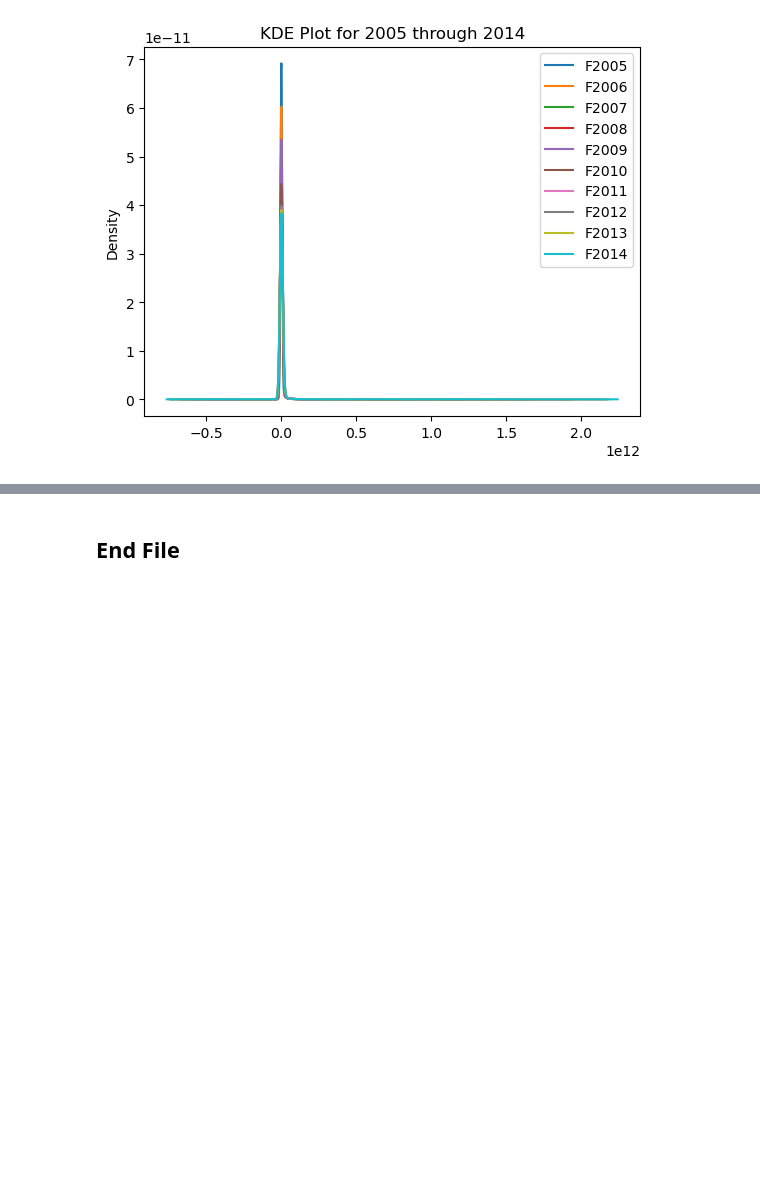
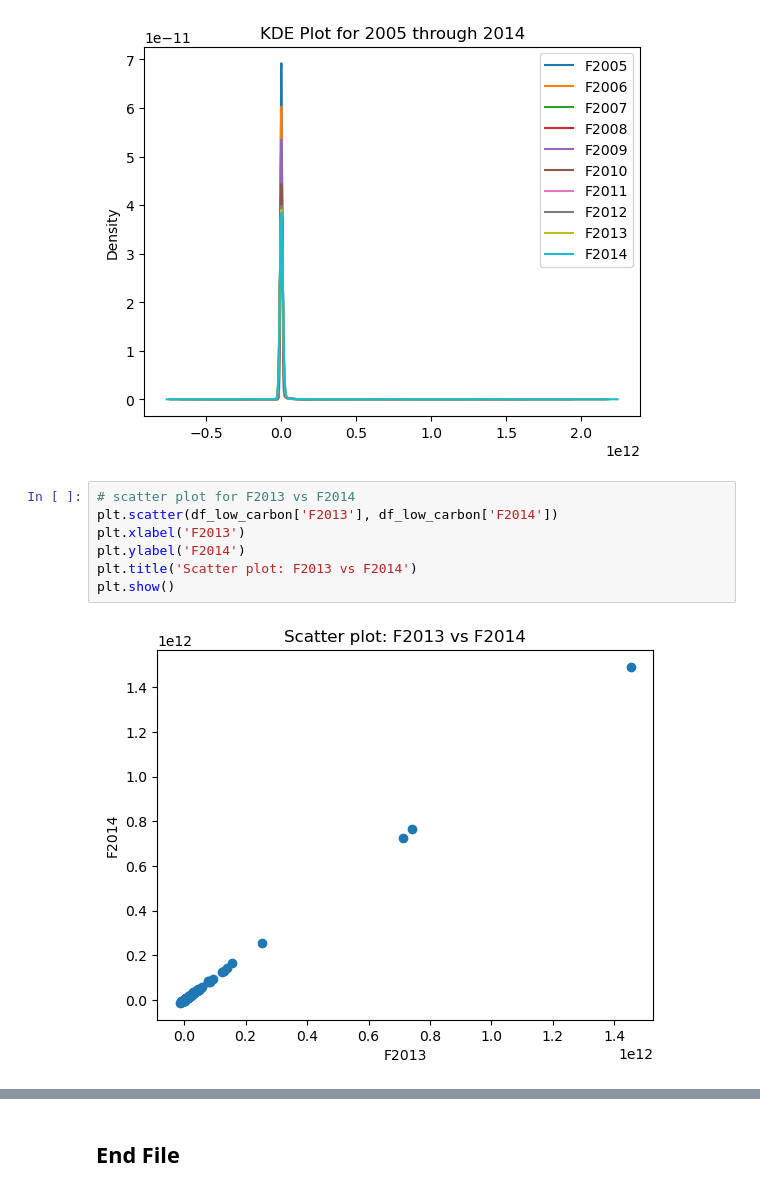
Before and after one commit to janymuong/Computer-Science, a Jupyter notebook: ics2207_scientific_computing/pandas_visualization.ipynb, the cells around one changed output, grey strips where cells are left out. Drawn from its saved outputs; the diff is of its cells as text; blank space fills up the shorter version.

```diff
--- a/ics2207_scientific_computing/pandas_visualization.ipynb
+++ b/ics2207_scientific_computing/pandas_visualization.ipynb
@@ -347,3 +371,12 @@ plt.title('KDE Plot for 2005 through 2014')
 plt.show()
 # %% [output]
 [figure]
+# %%
+# scatter plot for F2013 vs F2014
+plt.scatter(df_low_carbon['F2013'], df_low_carbon['F2014'])
+plt.xlabel('F2013')
+plt.ylabel('F2014')
+plt.title('Scatter plot: F2013 vs F2014')
+plt.show()
+# %% [output]
+[figure, added]
```
Also changed, not shown: parts of 16 cells of this notebook.
